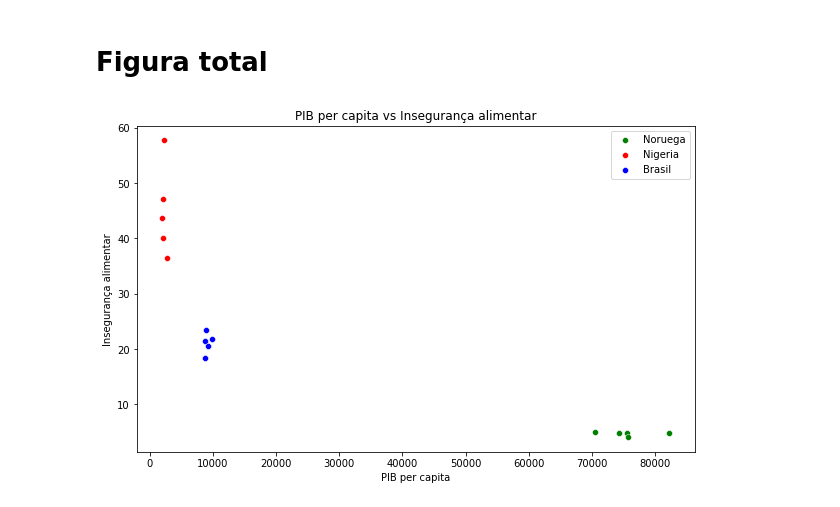
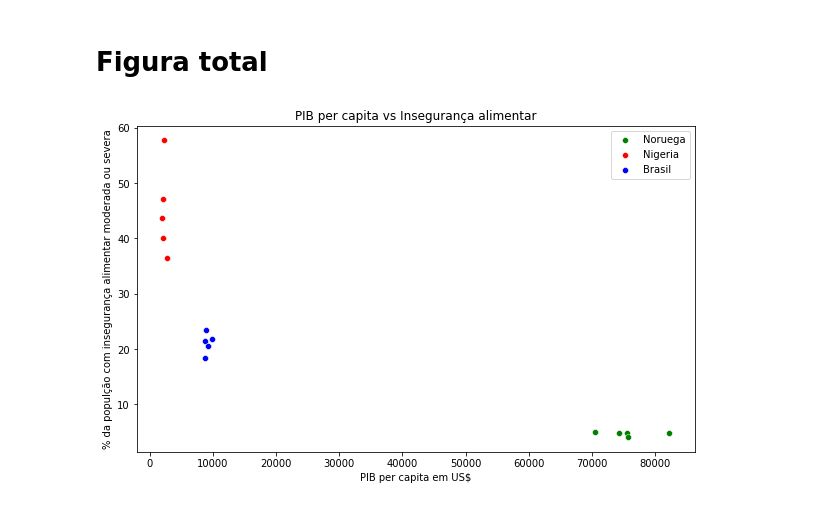
Before and after one commit to alfredjynx/APS-_Ciencia-de-Dados-Insper, a Jupyter notebook: main.ipynb, the cells around one changed output. Saved outputs shown, nothing was run; the diff lists cells and outputs as text; code cells hidden in the pictures.

```diff
--- a/main.ipynb
+++ b/main.ipynb
@@ -169,17 +169,17 @@ Covariancia: 178.3241725109042, Correlacao: 0.19082130648877024
 # %%
 
 
 import seaborn as sns
 
 plt.figure(figsize=(10, 6))
 sns.scatterplot(pib_noruega, inseg_noruega, color="green", label='Noruega')
 sns.scatterplot(pib_nigeria, inseg_nigeria, color="red", label='Nigeria')
 sns.scatterplot(pib_brasil, inseg_brasil, color="blue",label='Brasil')
 
-plt.xlabel("PIB per capita")
-plt.ylabel("Insegurança alimentar")
+plt.xlabel("PIB per capita em US$")
+plt.ylabel("% da populção com insegurança alimentar moderada ou severa")
 plt.title("PIB per capita vs Insegurança alimentar")
 plt.legend()
 plt.show()
 # %% [output]
-[figure, old version]
+[figure, new version]
```
Also changed, not shown: parts of 2 cells of this notebook.
